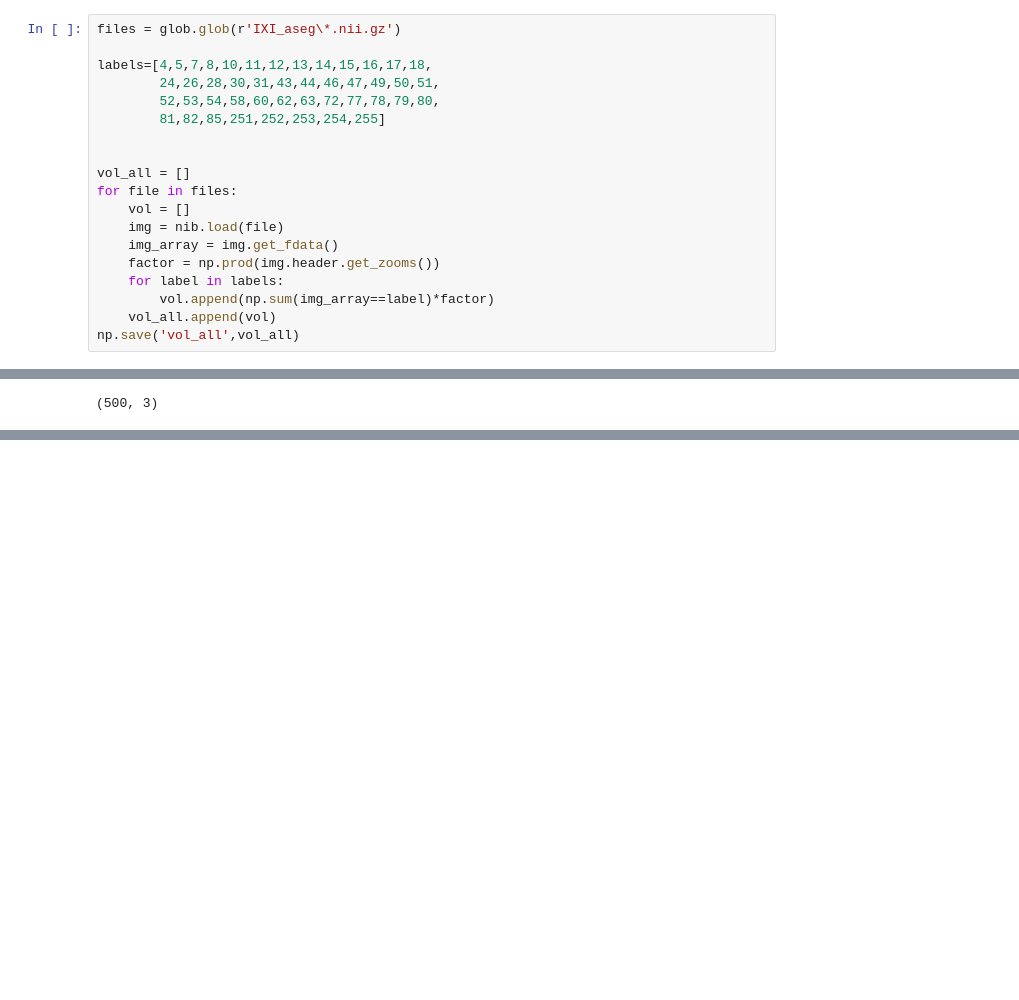
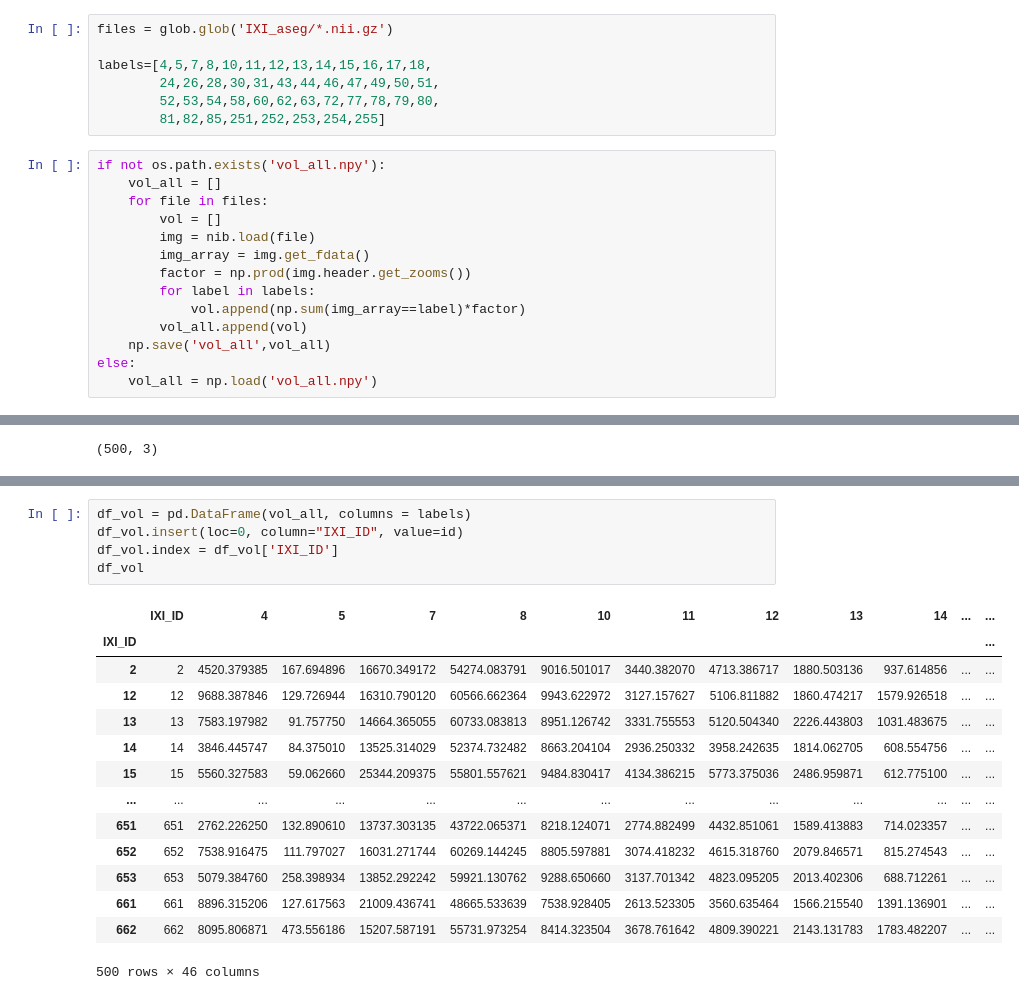
Before and after one commit to DanielHo-BS/MRI, a Jupyter notebook: FLASH_HW2/HW2.ipynb, the cells around one changed output, grey strips where cells are left out. Cells and saved outputs as stored; diff of their text form; blank space fills up the shorter version.

```diff
--- a/FLASH_HW2/HW2.ipynb
+++ b/FLASH_HW2/HW2.ipynb
@@ -5,24 +5,26 @@ import numpy as np
 import os
 import glob
 # %%
-files = glob.glob(r'IXI_aseg\*.nii.gz')
+files = glob.glob('IXI_aseg/*.nii.gz')
 
 labels=[4,5,7,8,10,11,12,13,14,15,16,17,18,
         24,26,28,30,31,43,44,46,47,49,50,51,
         52,53,54,58,60,62,63,72,77,78,79,80,
         81,82,85,251,252,253,254,255]
-
-
-vol_all = []
-for file in files:
-    vol = []
-    img = nib.load(file)
-    img_array = img.get_fdata()
-    factor = np.prod(img.header.get_zooms())
-    for label in labels:
-        vol.append(np.sum(img_array==label)*factor)
-    vol_all.append(vol)
-np.save('vol_all',vol_all)
+# %%
+if not os.path.exists('vol_all.npy'):
+    vol_all = []
+    for file in files:
+        vol = []
+        img = nib.load(file)
+        img_array = img.get_fdata()
+        factor = np.prod(img.header.get_zooms())
+        for label in labels:
+            vol.append(np.sum(img_array==label)*factor)
+        vol_all.append(vol)
+    np.save('vol_all',vol_all)
+else:
+    vol_all = np.load('vol_all.npy')
 # %%
 import pandas as pd
 
@@ -44,0 +80,20 @@ df_new.to_excel('df_new.xlsx')
+# %%
+df_vol = pd.DataFrame(vol_all, columns = labels)
+df_vol.insert(loc=0, column="IXI_ID", value=id)
+df_vol.index = df_vol['IXI_ID']
+df_vol
+# %% [output]
+|  | IXI_ID | 4 | 5 | 7 | 8 | 10 | 11 | 12 | 13 | 14 | ... | ... |
+| IXI_ID |  |  |  |  |  |  |  |  |  |  |  | ... |
+| 2 | 2 | 4520.379385 | 167.694896 | 16670.349172 | 54274.083791 | 9016.501017 | 3440.382070 | 4713.386717 | 1880.503136 | 937.614856 | ... | ... |
+| 12 | 12 | 9688.387846 | 129.726944 | 16310.790120 | 60566.662364 | 9943.622972 | 3127.157627 | 5106.811882 | 1860.474217 | 1579.926518 | ... | ... |
+| 13 | 13 | 7583.197982 | 91.757750 | 14664.365055 | 60733.083813 | 8951.126742 | 3331.755553 | 5120.504340 | 2226.443803 | 1031.483675 | ... | ... |
+| 14 | 14 | 3846.445747 | 84.375010 | 13525.314029 | 52374.732482 | 8663.204104 | 2936.250332 | 3958.242635 | 1814.062705 | 608.554756 | ... | ... |
+| 15 | 15 | 5560.327583 | 59.062660 | 25344.209375 | 55801.557621 | 9484.830417 | 4134.386215 | 5773.375036 | 2486.959871 | 612.775100 | ... | ... |
+| ... | ... | ... | ... | ... | ... | ... | ... | ... | ... | ... | ... | ... |
+| 651 | 651 | 2762.226250 | 132.890610 | 13737.303135 | 43722.065371 | 8218.124071 | 2774.882499 | 4432.851061 | 1589.413883 | 714.023357 | ... | ... |
+| 652 | 652 | 7538.916475 | 111.797027 | 16031.271744 | 60269.144245 | 8805.597881 | 3074.418232 | 4615.318760 | 2079.846571 | 815.274543 | ... | ... |
+| 653 | 653 | 5079.384760 | 258.398934 | 13852.292242 | 59921.130762 | 9288.650660 | 3137.701342 | 4823.095205 | 2013.402306 | 688.712261 | ... | ... |
+| 661 | 661 | 8896.315206 | 127.617563 | 21009.436741 | 48665.533639 | 7538.928405 | 2613.523305 | 3560.635464 | 1566.215540 | 1391.136901 | ... | ... |
+| 662 | 662 | 8095.806871 | 473.556186 | 15207.587191 | 55731.973254 | 8414.323504 | 3678.761642 | 4809.390221 | 2143.131783 | 1783.482207 | ... | ... |
+500 rows × 46 columns
```
Also changed, not shown: parts of 6 cells of this notebook, 3 other files.
